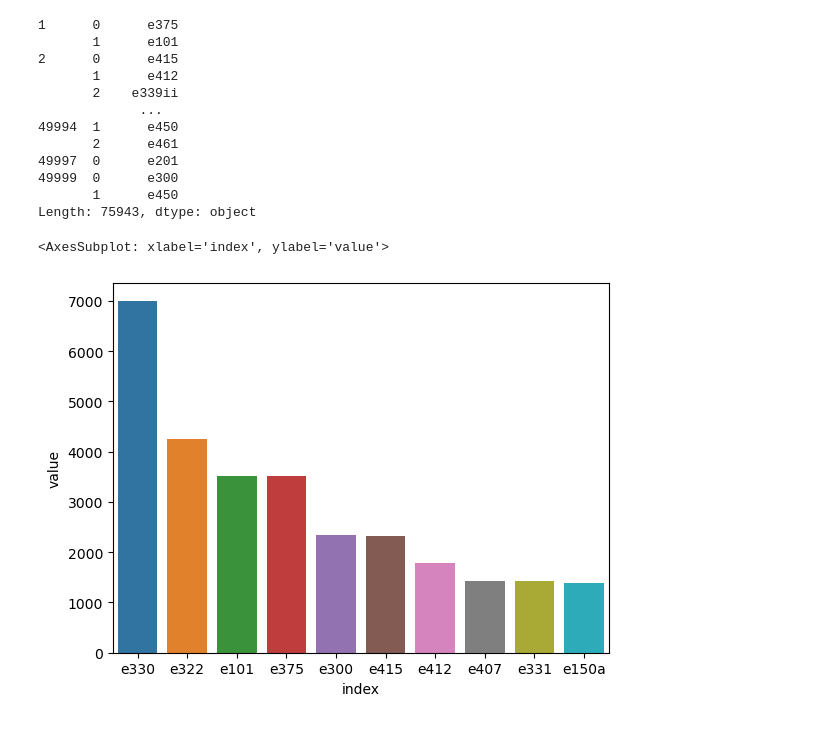
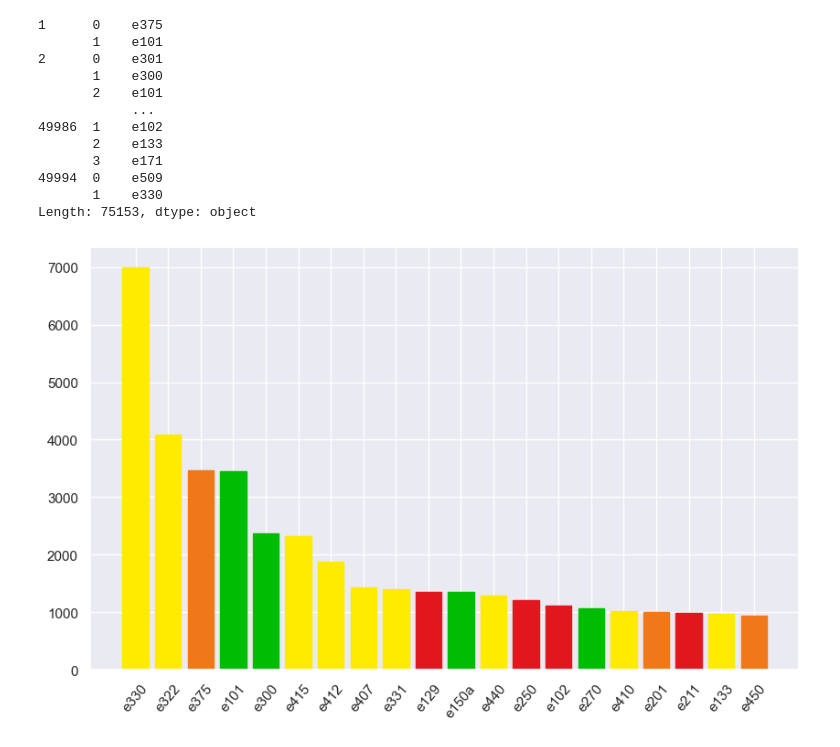
Before and after one commit to CeVague/Projet_3-Concevez_application_pour_sante_publique, a Jupyter notebook: Exploration.ipynb, the cells around one changed output. Cells and saved outputs as stored; diff of their text form; code cells hidden in the pictures.

```diff
--- a/Exploration.ipynb
+++ b/Exploration.ipynb
@@ -21,6 +25,8 @@ from mydataviz import *
 # %%
 # Chargement du dataset version réduite (50000 valeurs pour les tests)
 data = pd.read_csv("./data/data_clean_petit.csv", low_memory=False)
+# %%
+data.loc[data['carbohydrates_100g']<0] = 0
 # %%
 print("Fichier de dimension " + str(data.shape) + " :\n")
 
@@ -59,3 +72,5 @@ wc = tmp.normalise().wordcloud(width=900, height=600, max_font_size=120)
+# %%
+sns.set(rc={"figure.figsize":(18, 12)})
 # %%
 plt.imshow(wc, interpolation='bilinear')
 plt.axis("off")
@@ -120,4 +132,6 @@ def plot_barchartcat(data, limit=None):
     print(tmp.values)
     print(list(tmp.index))
     sns.displot(tmp.values, x=list(tmp.index), kind="hist")
+# %%
+sns.set(rc={"figure.figsize":(10, 6)})
 # %%
@@ -132,26 +161,36 @@ plot_piechart(data['nutrition_grade_fr'])
 tmp = data['additives_tags'].str.split(',', expand = True).stack().str.replace('en:', '')
 tmp
 # %% [output]
-1      0      e375
-       1      e101
-2      0      e415
-       1      e412
-       2    e339ii
-             ...
-49994  1      e450
-       2      e461
-49997  0      e201
-49999  0      e300
-       1      e450
-Length: 75943, dtype: object
+1      0    e375
+       1    e101
+2      0    e301
+       1    e300
+       2    e101
+            ...
+49986  1    e102
+       2    e133
+       3    e171
+49994  0    e509
+       1    e330
+Length: 75153, dtype: object
 # %%
 #tmp = data['nutrition_grade_fr']
 # %%
-df = tmp.value_counts()[:10]
+tmp = data['additives_tags'].str.split(',', expand = True).stack().str.replace('en:', '')
 
-df2 = pd.melt(df.reset_index(), id_vars=["index"])
+tmp = tmp.value_counts()[:20]
 
-sns.barplot(data=df2, x="index", y="value")
+
+bars = plt.bar(list(tmp.index), tmp.values)
+plt.xticks(rotation=50)
+
+couleurAdditifs = ['', '#00bc02', '#FFEB00', '#ef7819', '#e2161d']
+for i, bar in enumerate(bars):
+    a = tmp.index[i]
+    if a not in listeAdditifs:
+        a = 'e666'
+    bar.set_color(couleurAdditifs[listeAdditifs[a]])
+
+plt.show()
 # %% [output]
-<AxesSubplot: xlabel='index', ylabel='value'>
-[figure, old version]
+[figure, new version]
```
Also changed, not shown: parts of 50 cells of this notebook.
